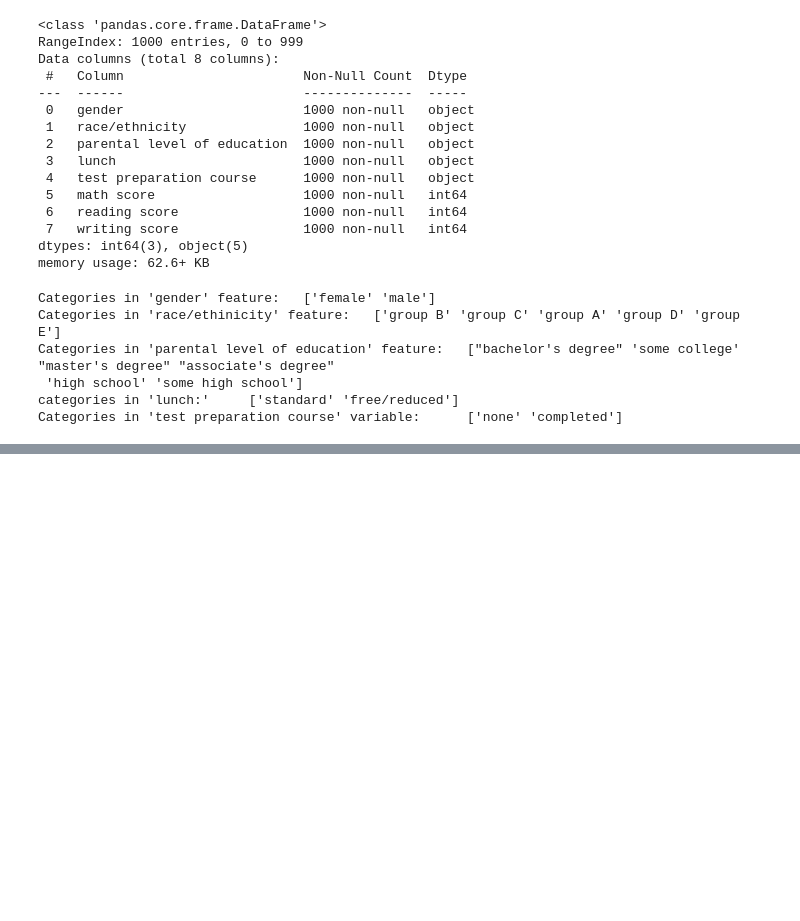
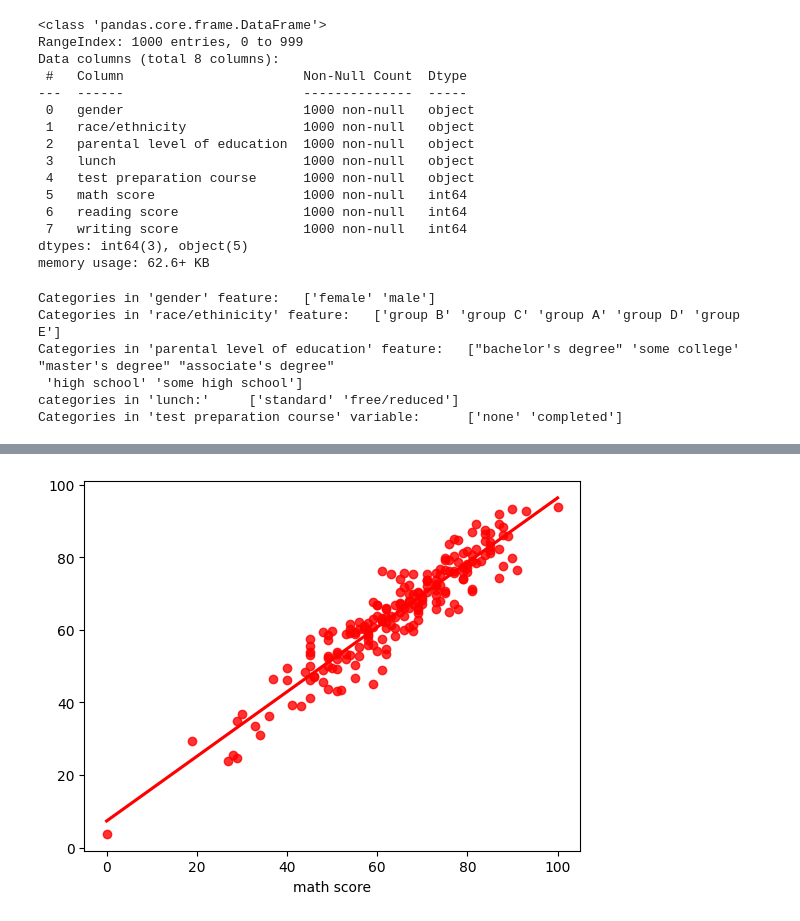
Before and after one commit to Radhecodes/Students_marks_prediction_model, a Jupyter notebook: notebook/MODEL TRAINING.ipynb, the cells around one changed output, grey strips where cells are left out. Cells and saved outputs as stored; diff of their text form; code cells hidden in the pictures; blank space fills up the shorter version.

```diff
--- a/notebook/MODEL TRAINING.ipynb
+++ b/notebook/MODEL TRAINING.ipynb
@@ -122,0 +240,4 @@ preprocessor = ColumnTransformer(
+# %%
+sns.regplot(x=y_test,y=y_pred,ci=None,color ='red');
+# %% [output]
+[figure, added]
```
Also changed, not shown: parts of 11 cells of this notebook.
